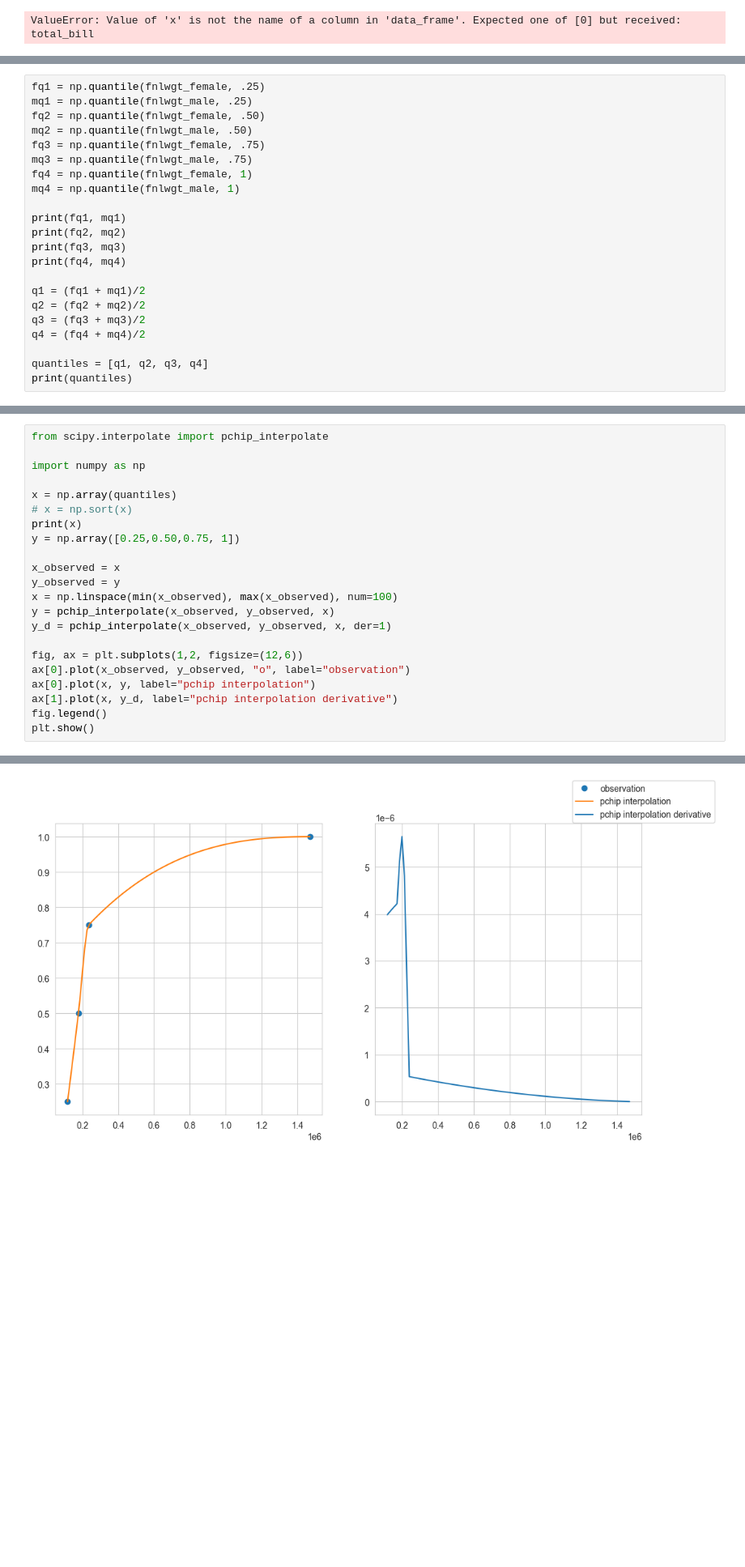
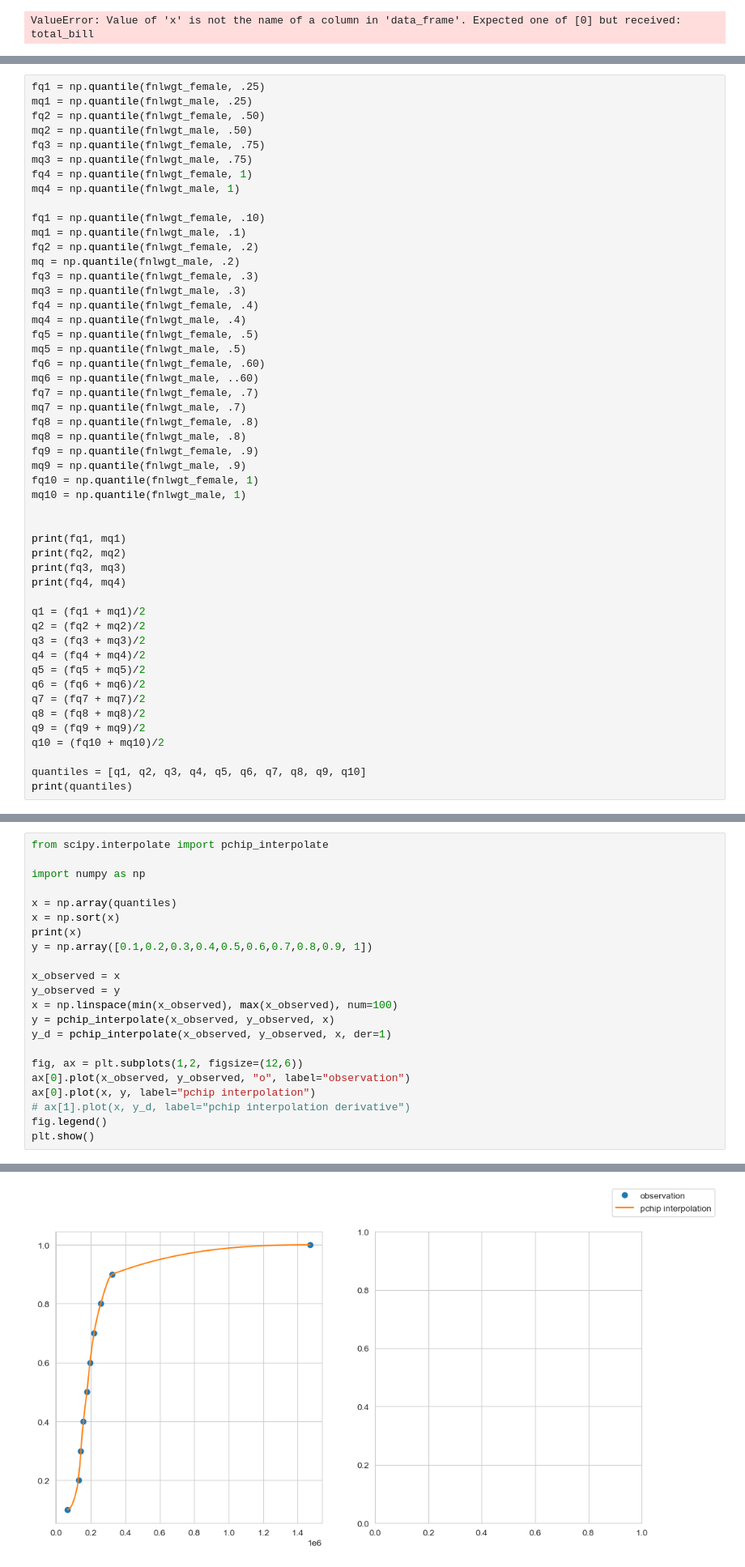
Before and after one commit to ai-r-ia/federated_learning_adult_dataset, a Jupyter notebook: data_fairer.ipynb, the cells around one changed output, grey strips where cells are left out. Shown at 81% size. Drawn from its saved outputs; the diff is of its cells as text; blank space fills up the shorter version.

Commit message:
fnlwgt cdf updates

```diff
--- a/data_fairer.ipynb
+++ b/data_fairer.ipynb
@@ -271,6 +281,28 @@ mq3 = np.quantile(fnlwgt_male, .75)
 fq4 = np.quantile(fnlwgt_female, 1)
 mq4 = np.quantile(fnlwgt_male, 1)
 
+fq1 = np.quantile(fnlwgt_female, .10)
+mq1 = np.quantile(fnlwgt_male, .1)
+fq2 = np.quantile(fnlwgt_female, .2)
+mq = np.quantile(fnlwgt_male, .2)
+fq3 = np.quantile(fnlwgt_female, .3)
+mq3 = np.quantile(fnlwgt_male, .3)
+fq4 = np.quantile(fnlwgt_female, .4)
+mq4 = np.quantile(fnlwgt_male, .4)
+fq5 = np.quantile(fnlwgt_female, .5)
+mq5 = np.quantile(fnlwgt_male, .5)
+fq6 = np.quantile(fnlwgt_female, .60)
+mq6 = np.quantile(fnlwgt_male, ..60)
+fq7 = np.quantile(fnlwgt_female, .7)
+mq7 = np.quantile(fnlwgt_male, .7)
+fq8 = np.quantile(fnlwgt_female, .8)
+mq8 = np.quantile(fnlwgt_male, .8)
+fq9 = np.quantile(fnlwgt_female, .9)
+mq9 = np.quantile(fnlwgt_male, .9)
+fq10 = np.quantile(fnlwgt_female, 1)
+mq10 = np.quantile(fnlwgt_male, 1)
+
+
 print(fq1, mq1)
 print(fq2, mq2)
 print(fq3, mq3)
@@ -280,7 +312,13 @@ q1 = (fq1 + mq1)/2
 q2 = (fq2 + mq2)/2
 q3 = (fq3 + mq3)/2
 q4 = (fq4 + mq4)/2
+q5 = (fq5 + mq5)/2
+q6 = (fq6 + mq6)/2
+q7 = (fq7 + mq7)/2
+q8 = (fq8 + mq8)/2
+q9 = (fq9 + mq9)/2
+q10 = (fq10 + mq10)/2
 
-quantiles = [q1, q2, q3, q4]
+quantiles = [q1, q2, q3, q4, q5, q6, q7, q8, q9, q10]
 print(quantiles)
 # %% [output]
@@ -295,9 +333,9 @@ from scipy.interpolate import pchip_interpolate
 import numpy as np
 
 x = np.array(quantiles)
-# x = np.sort(x)
+x = np.sort(x)
 print(x)
-y = np.array([0.25,0.50,0.75, 1])
+y = np.array([0.1,0.2,0.3,0.4,0.5,0.6,0.7,0.8,0.9, 1])
 
 x_observed = x
 y_observed = y
@@ -308,7 +346,7 @@ y_d = pchip_interpolate(x_observed, y_observed, x, der=1)
 fig, ax = plt.subplots(1,2, figsize=(12,6))
 ax[0].plot(x_observed, y_observed, "o", label="observation")
 ax[0].plot(x, y, label="pchip interpolation")
-ax[1].plot(x, y_d, label="pchip interpolation derivative")
+# ax[1].plot(x, y_d, label="pchip interpolation derivative")
 fig.legend()
 plt.show()
 # %% [output]
@@ -316 +355 @@ plt.show()
-[figure, old version]
+[figure, new version]
```
Also changed, not shown: parts of 11 cells of this notebook, 2 other files.
